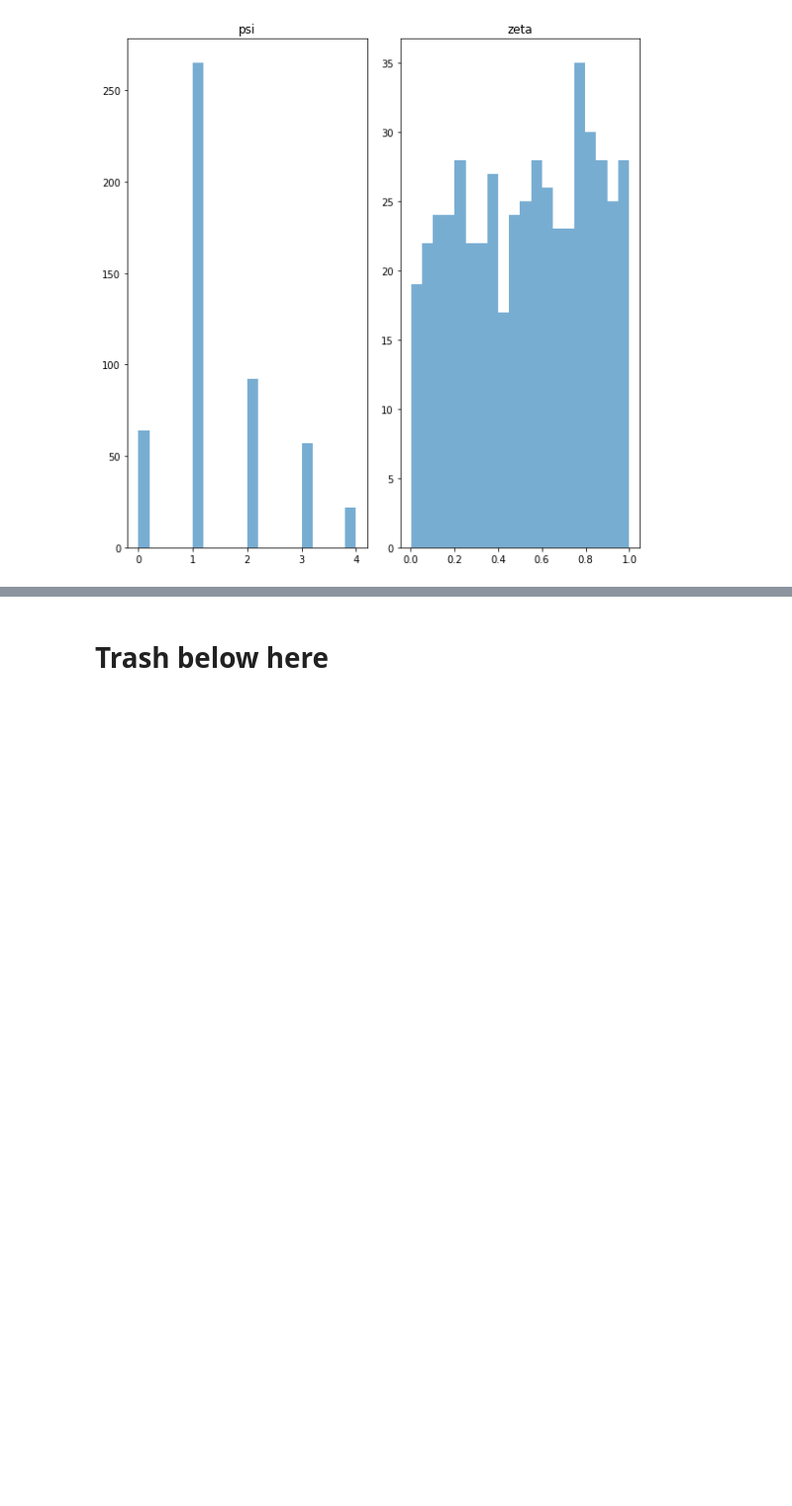
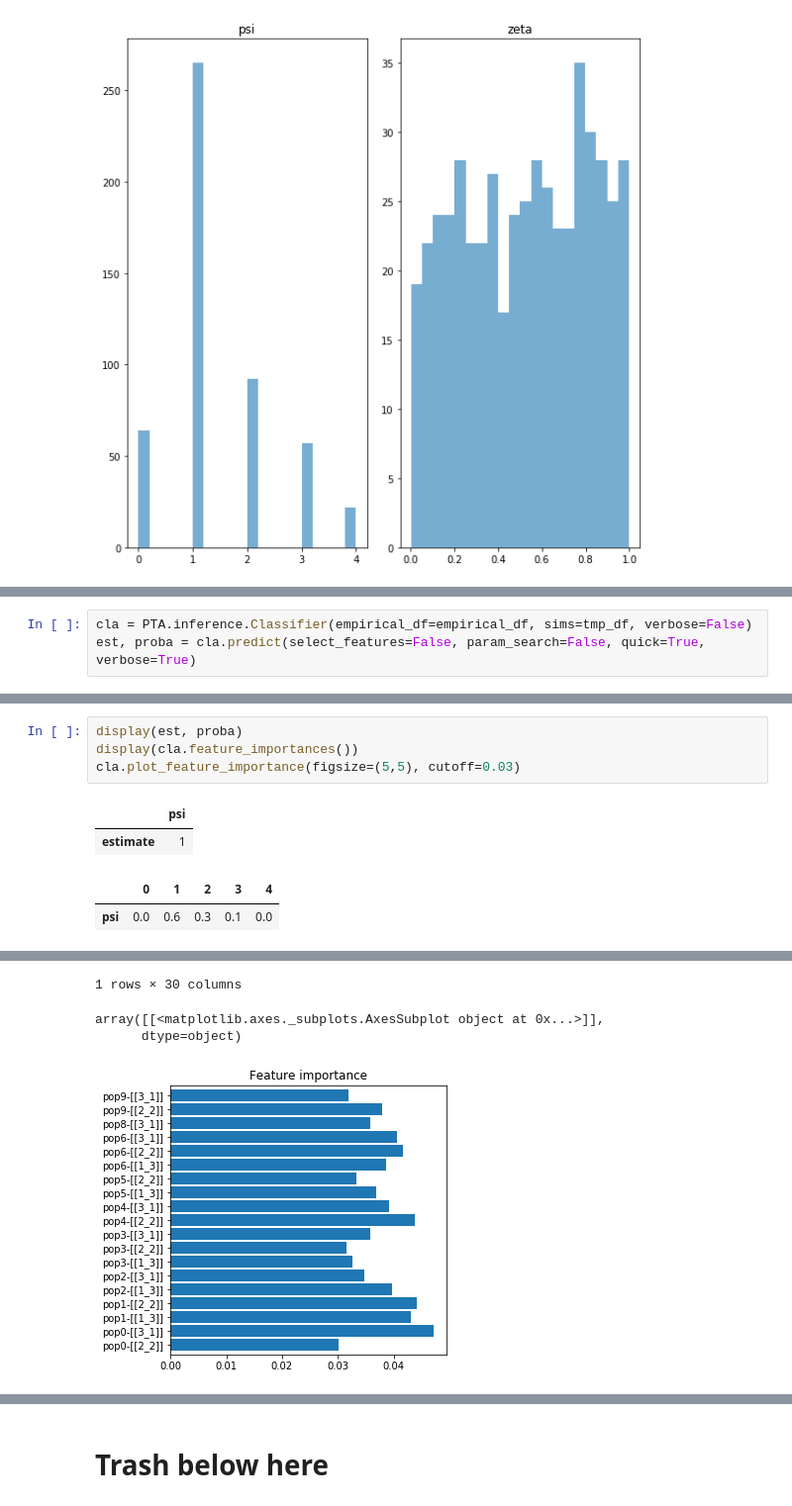
Before and after one commit to isaacovercast/PTA, a Jupyter notebook: jupyter-notebooks/PTA-Dev.ipynb, the cells around one changed output, grey strips where cells are left out. Shown at 99% size. Saved outputs shown, nothing was run; the diff lists cells and outputs as text; blank space fills up the shorter version.

```diff
--- a/jupyter-notebooks/PTA-Dev.ipynb
+++ b/jupyter-notebooks/PTA-Dev.ipynb
@@ -80,0 +107,3 @@ axs = PTA.plotting.plot_simulations_hist(sim_df)
+# %%
+cla = PTA.inference.Classifier(empirical_df=empirical_df, sims=tmp_df, verbose=False)
+est, proba = cla.predict(select_features=False, param_search=False, quick=True, verbose=True)
@@ -80,0 +113,9 @@ axs = PTA.plotting.plot_simulations_hist(sim_df)
+# %%
+display(est, proba)
+display(cla.feature_importances())
+cla.plot_feature_importance(figsize=(5,5), cutoff=0.03)
+# %% [output]
+|  | psi |
+| estimate | 1 |
+|  | 0 | 1 | 2 | 3 | 4 |
+| psi | 0.0 | 0.6 | 0.3 | 0.1 | 0.0 |
@@ -80,0 +124,4 @@ axs = PTA.plotting.plot_simulations_hist(sim_df)
+1 rows × 30 columns
+array([[<matplotlib.axes._subplots.AxesSubplot object at 0x...>]],
+      dtype=object)
+[figure, added]
```
Also changed, not shown: parts of 16 cells of this notebook, 2 other files.
